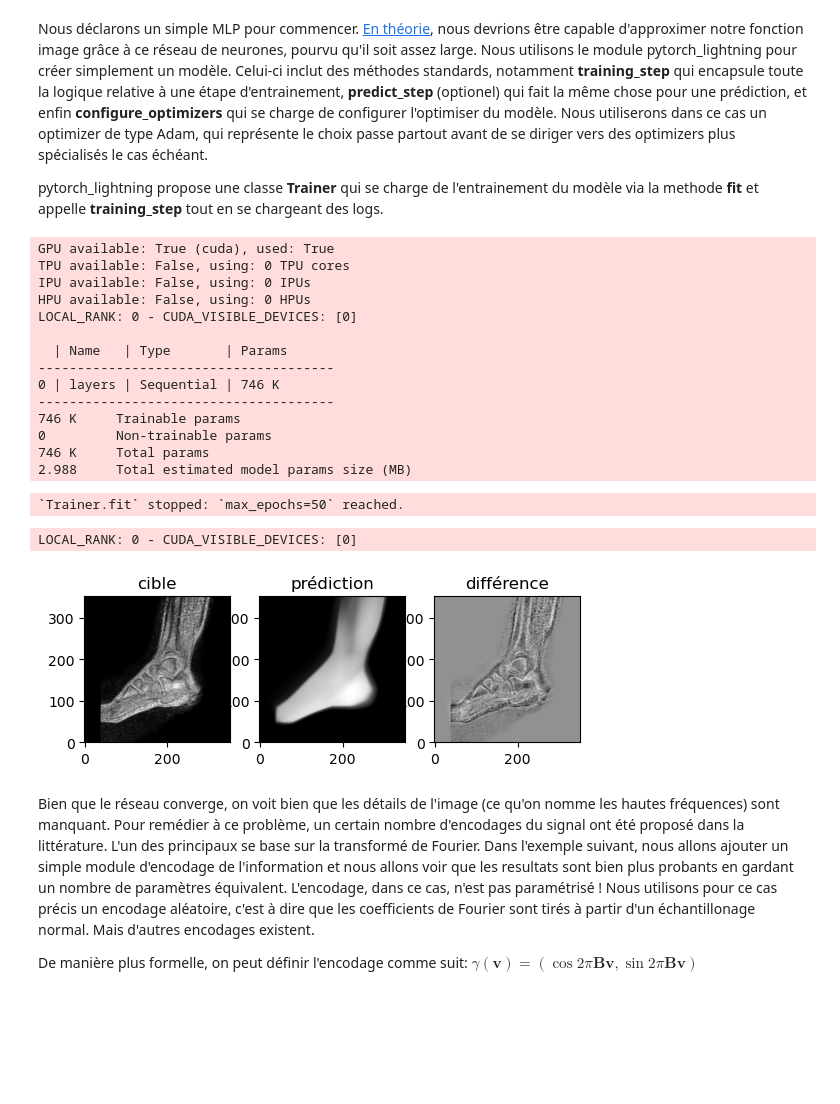
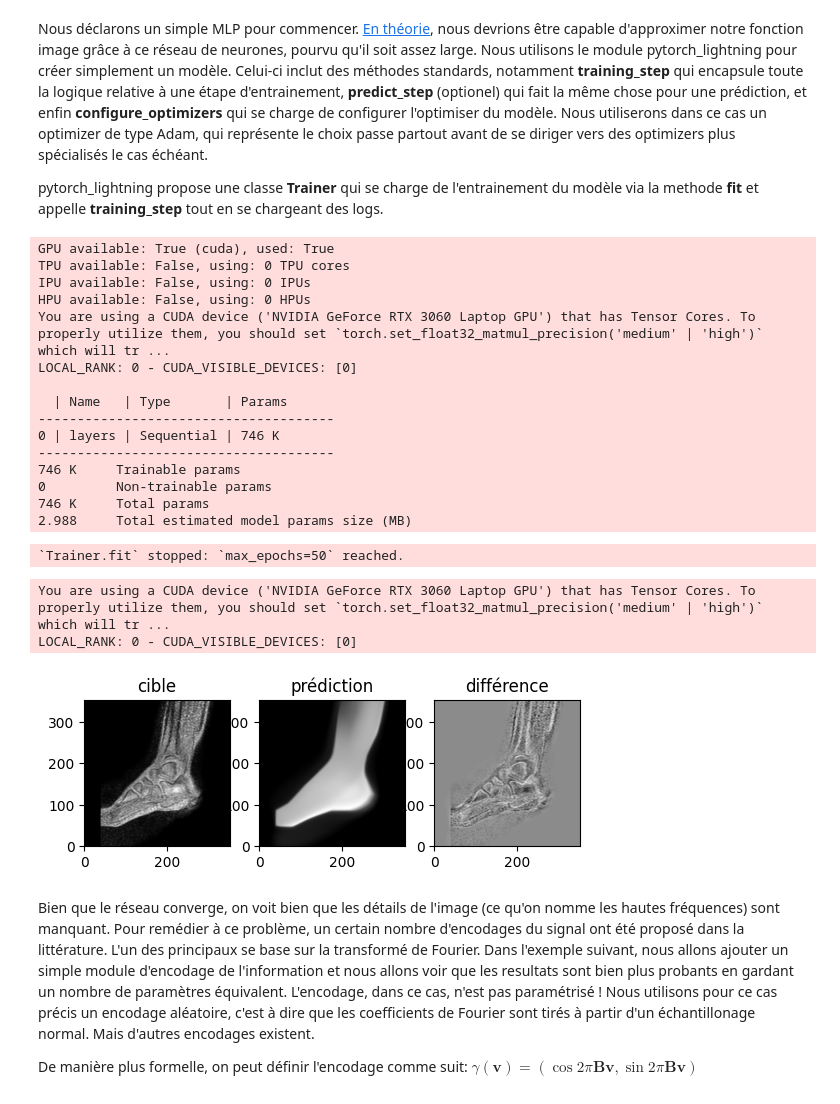
Before and after one commit to Benjamin-Fouquet/mri_interpolation, a Jupyter notebook: ReprésentationsImplicites.ipynb, the cells around one changed output. Saved outputs shown, nothing was run; the diff lists cells and outputs as text; code cells hidden in the pictures; blank space fills up the shorter version.

```diff
--- a/ReprésentationsImplicites.ipynb
+++ b/ReprésentationsImplicites.ipynb
@@ -37,7 +37,7 @@ import tinycudann as tcnn
 Commençons par charger l'image d'IRM 4D. Nous allons utiliser nibabel pour lire l'image et matplotlib pour visualiser une slice de notre volume 4D.
 # %%
 #Première étape, charger une image IRM
-image_path = '/mnt/Data/Equinus_BIDS_dataset/sourcedata/sub_E01/sub_E01_dynamic_MovieClear_active_run_12.nii.gz'
+image_path = 'sample_ankle_dyn_mri.nii.gz'
 mri_image = nib.load(image_path)
 
 data = mri_image.get_fdata(dtype=np.float32)
@@ -142,7 +142,7 @@ class MLP(pl.LightningModule):
 model = MLP(dim_in=len(data.shape), dim_hidden=dim_hidden, dim_out=1, n_layers=8, lr=1e-4)
 
 trainer = pl.Trainer(
-    gpus=[0] if torch.cuda.is_available() else [],
+    accelerator='gpu' if torch.cuda.is_available() else 'cpu',
     max_epochs=epochs,
     precision=32, #16 ou 32. 16 pour automated mixed precision, voir https://developer.nvidia.com/automatic-mixed-precision
 )
@@ -159,34 +159,36 @@ gt = data / data.max()
 
 diff = im - gt
 
 fig, axes = plt.subplots(1, 3)
 
 axes[0].title.set_text('cible')
 axes[0].imshow(gt.T, origin='lower', cmap='gray')
 axes[1].title.set_text('prédiction')
 axes[1].imshow(im.T, origin='lower', cmap='gray')
 axes[2].title.set_text('différence')
 axes[2].imshow(diff.T, origin='lower', cmap='gray')
 
 plt.show()
 # %% [output]
 GPU available: True (cuda), used: True
 TPU available: False, using: 0 TPU cores
 IPU available: False, using: 0 IPUs
 HPU available: False, using: 0 HPUs
+You are using a CUDA device ('NVIDIA GeForce RTX 3060 Laptop GPU') that has Tensor Cores. To properly utilize them, you should set `torch.set_float32_matmul_precision('medium' | 'high')` which will tr ...
 LOCAL_RANK: 0 - CUDA_VISIBLE_DEVICES: [0]
 
   | Name   | Type       | Params
 --------------------------------------
 0 | layers | Sequential | 746 K
 --------------------------------------
 746 K     Trainable params
 0         Non-trainable params
 746 K     Total params
 2.988     Total estimated model params size (MB)
 `Trainer.fit` stopped: `max_epochs=50` reached.
+You are using a CUDA device ('NVIDIA GeForce RTX 3060 Laptop GPU') that has Tensor Cores. To properly utilize them, you should set `torch.set_float32_matmul_precision('medium' | 'high')` which will tr ...
 LOCAL_RANK: 0 - CUDA_VISIBLE_DEVICES: [0]
-[figure, old version]
+[figure, new version]
 # %% [markdown]
 Bien que le réseau converge, on voit bien que les détails de l'image (ce qu'on nomme les hautes fréquences) sont manquant. Pour remédier à ce problème, un certain nombre d'encodages du signal ont été proposé dans la littérature. L'un des principaux se base sur la transformé de Fourier. Dans l'exemple suivant, nous allons ajouter un simple module d'encodage de l'information et nous allons voir que les resultats sont bien plus probants en gardant un nombre de paramètres équivalent. L'encodage, dans ce cas, n'est pas paramétrisé ! Nous utilisons pour ce cas précis un encodage aléatoire, c'est à dire que les coefficients de Fourier sont tirés à partir d'un échantillonage normal. Mais d'autres encodages existent.
 
```
Also changed, not shown: parts of 13 cells of this notebook.
